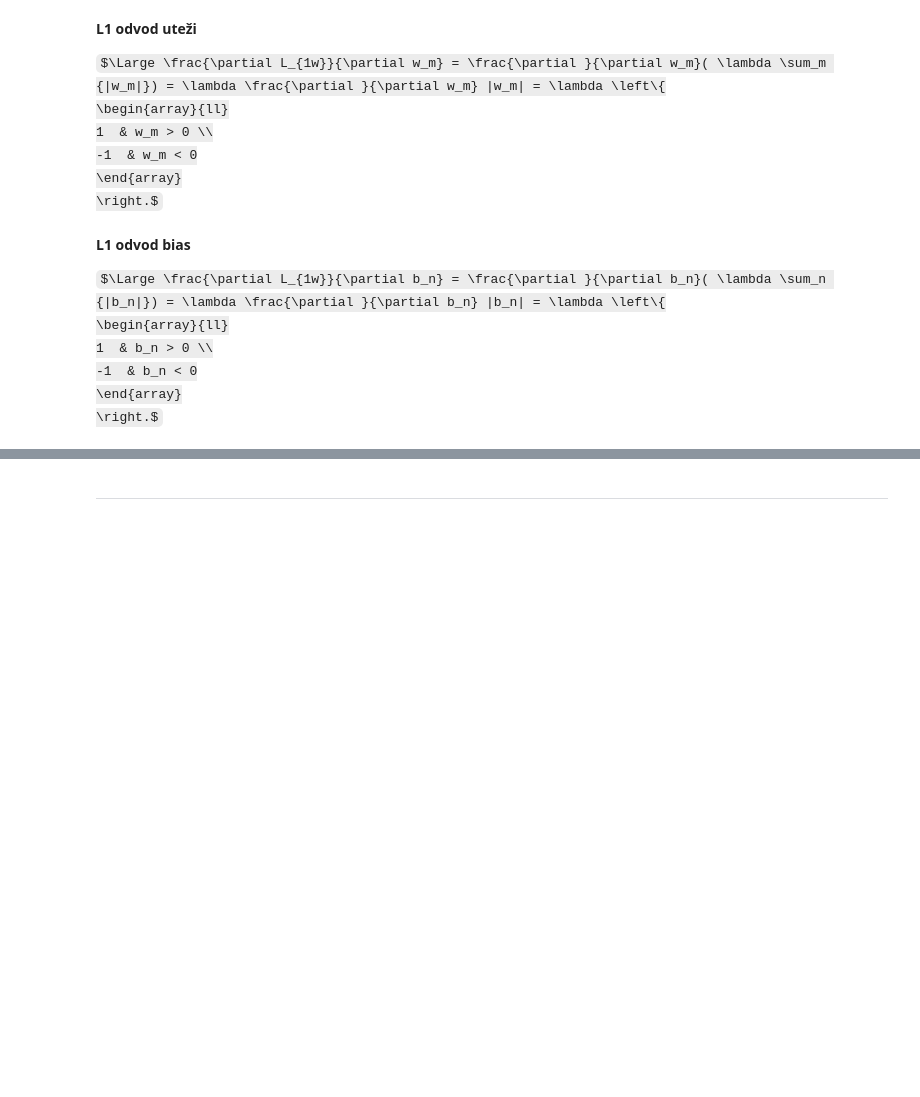
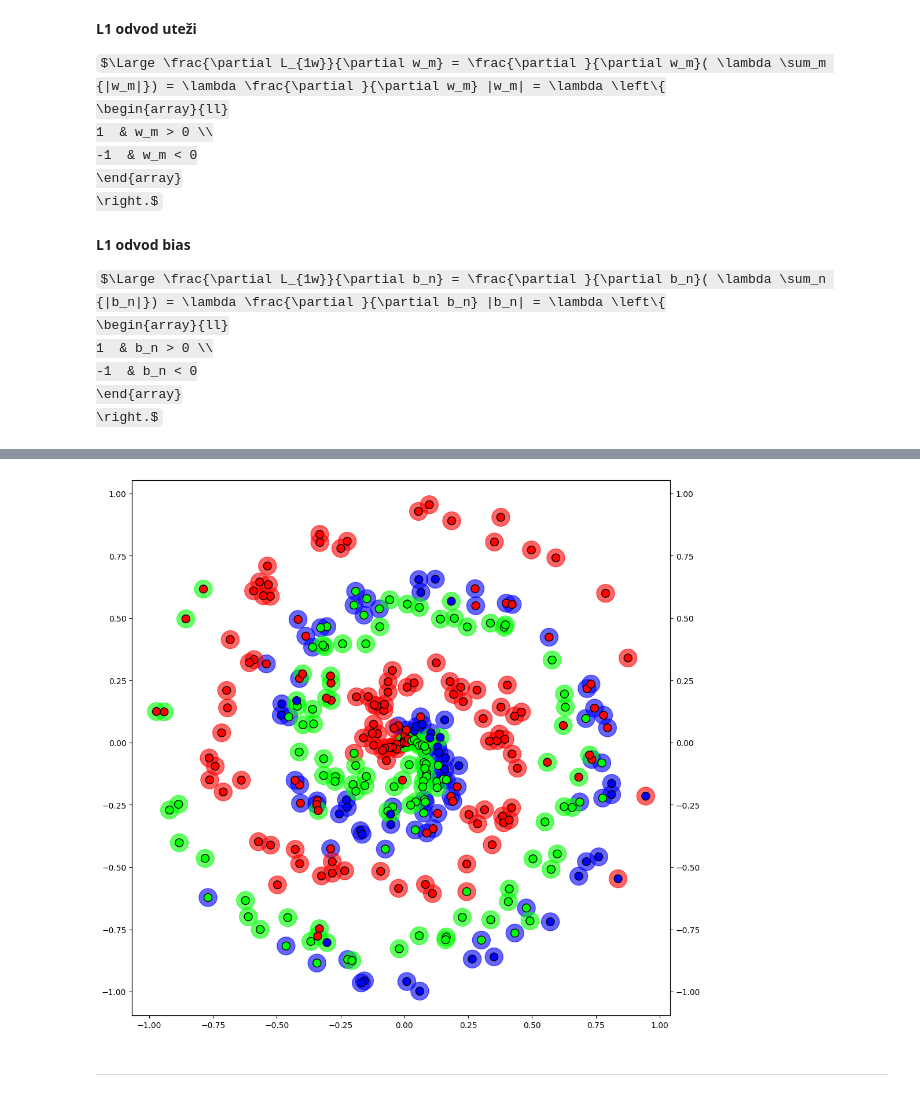
Before and after one commit to icta-tecaji/python-analitika-4-public, a Jupyter notebook: 01_Neural_Networks_Basics/Termin_02.ipynb, the cells around one changed output, grey strips where cells are left out. Drawn from its saved outputs; the diff is of its cells as text; code cells hidden in the pictures; some formulas as TeX source; blank space fills up the shorter version.

```diff
--- a/01_Neural_Networks_Basics/Termin_02.ipynb
+++ b/01_Neural_Networks_Basics/Termin_02.ipynb
@@ -21,3 +47,9 @@ $\Large total\_loss = loss + L_{1w} + L_{1b} + L_{2w} + L_{2b} $
+# %%
+data_loss = loss_function.foward(activation2.output, y)
+
+regularization_loss = loss_function.regularization_loss(dense1) + loss_function.regularization_loss(dense2)
+
+loss = data_loss + regularization_loss
 # %% [markdown]
 ---
 # %% [markdown]
@@ -70,0 +568,36 @@ $\Large \frac{\partial L_{1w}}{\partial b_n} = \frac{\partial }{\partial b_n}( \
+# %%
+# Validate the model
+
+# Create test dataset
+X_test, y_test = spiral_data(samples=100, classes=3)
+
+# Perform a forward pass of our training data through this layer
+dense1.forward(X_test)
+
+# Perform a forward pass through activation function
+# takes the output of first dense layer here
+activation1.forward(dense1.output)
+
+# Perform a forward pass through second Dense layer
+# takes outputs of activation function of first layer as inputs
+dense2.forward(activation1.output)
+
+# Perform a forward pass through the activation/loss function
+# takes the output of second dense layer here and returns loss
+loss = loss_activation.forward(dense2.output, y_test)
+
+# Calculate accuracy from output of activation2 and targets
+# calculate values along first axis
+predictions = np.argmax(loss_activation.output, axis=1)
+if len(y_test.shape) == 2:
+    y_test = np.argmax(y_test, axis=1)
+accuracy = np.mean(predictions==y_test)
+
+print(f'acc: {accuracy:.3f}, loss: {loss:.3f}')
+
+fig, ax = plt.subplots(figsize=(12, 12))
+ax.scatter(X_test[:, 0], X_test[:, 1], c=y_test, cmap="brg", marker="o", s=500, alpha=0.6)
+ax2 = ax.twinx()
+ax2.scatter(X_test[:, 0], X_test[:, 1], c=predictions, cmap="brg", marker="o", s=100, edgecolors="black")
+plt.show()
+# %% [output]
@@ -71,2 +605,3 @@ $\Large \frac{\partial L_{1w}}{\partial b_n} = \frac{\partial }{\partial b_n}( \
+[figure, added]
 # %% [markdown]
 ---
```
Also changed, not shown: parts of 42 cells of this notebook, 6 other files.
